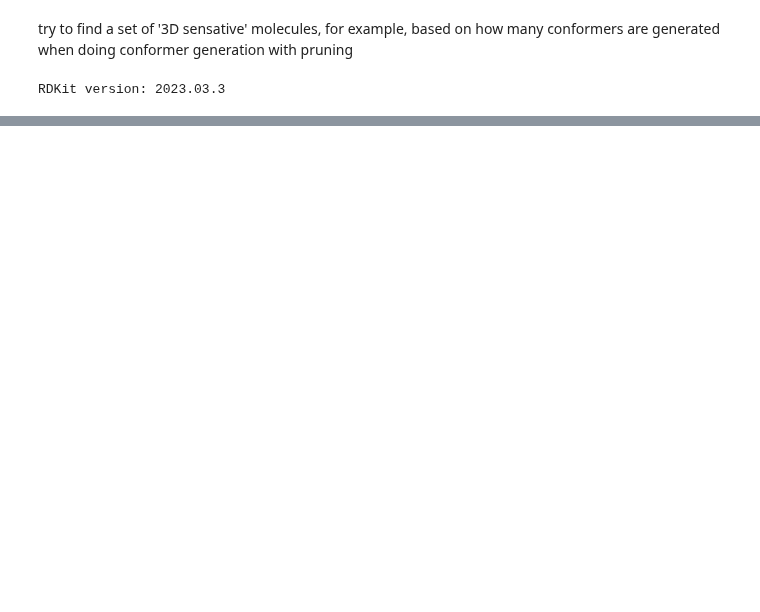
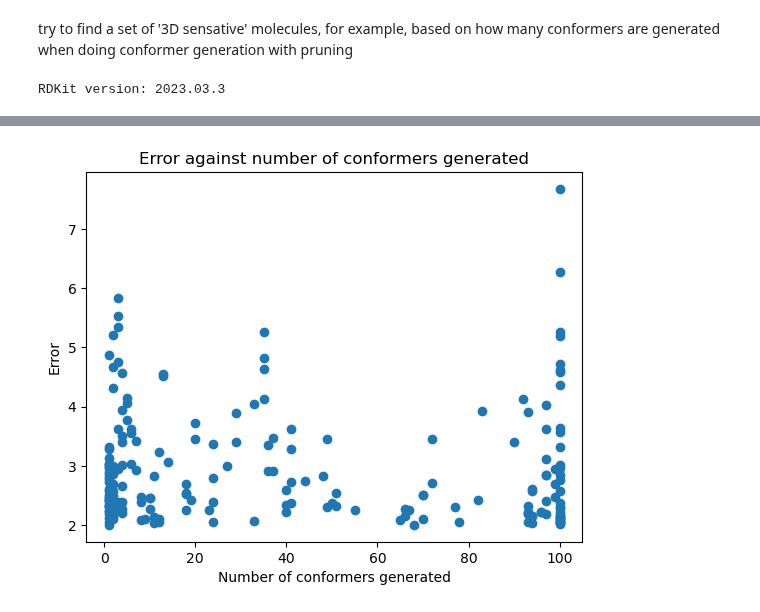
Before and after one commit to Cschiebroek/mdfptools, a Jupyter notebook: carl/data_curation/013_3D_sensative_set.ipynb, the cells around one changed output, grey strips where cells are left out. Cells and saved outputs as stored; diff of their text form; code cells hidden in the pictures; blank space fills up the shorter version.

```diff
--- a/carl/data_curation/013_3D_sensative_set.ipynb
+++ b/carl/data_curation/013_3D_sensative_set.ipynb
@@ -64,0 +119,10 @@ plt.show()
+# %%
+#zoom on error > 2
+df_xgboost_physchem_zoom = df_xgboost_physchem[df_xgboost_physchem['Absolute error'] > 2]
+plt.scatter(df_xgboost_physchem_zoom['confs_generated'], df_xgboost_physchem_zoom['Absolute error'])
+plt.xlabel('Number of conformers generated')
+plt.ylabel('Error')
+plt.title('Error against number of conformers generated')
+plt.show()
+# %% [output]
+[figure, added]
```
Also changed, not shown: parts of 14 cells of this notebook, 2 other files.
